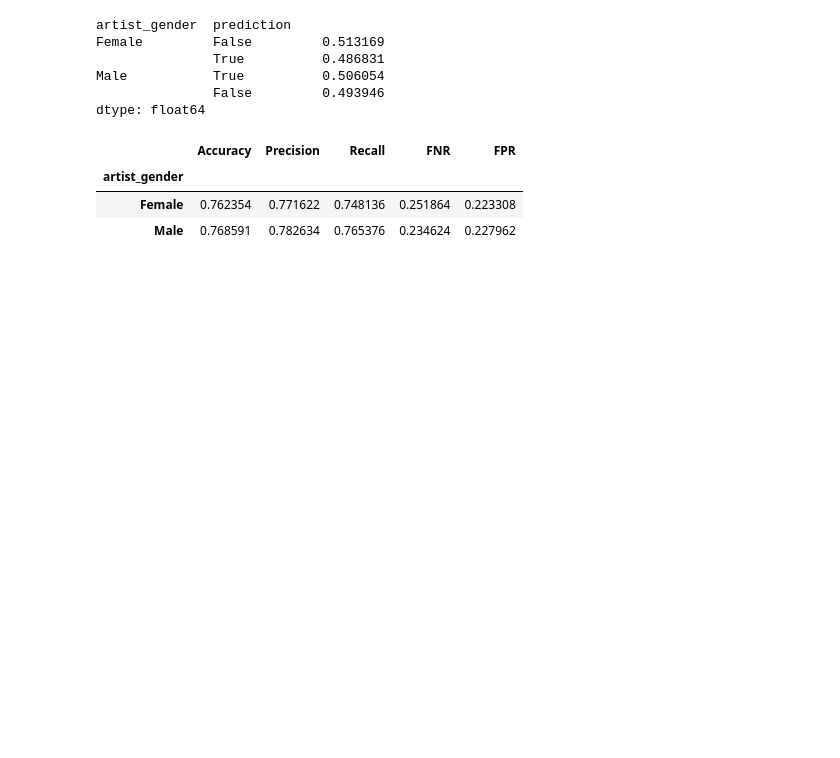
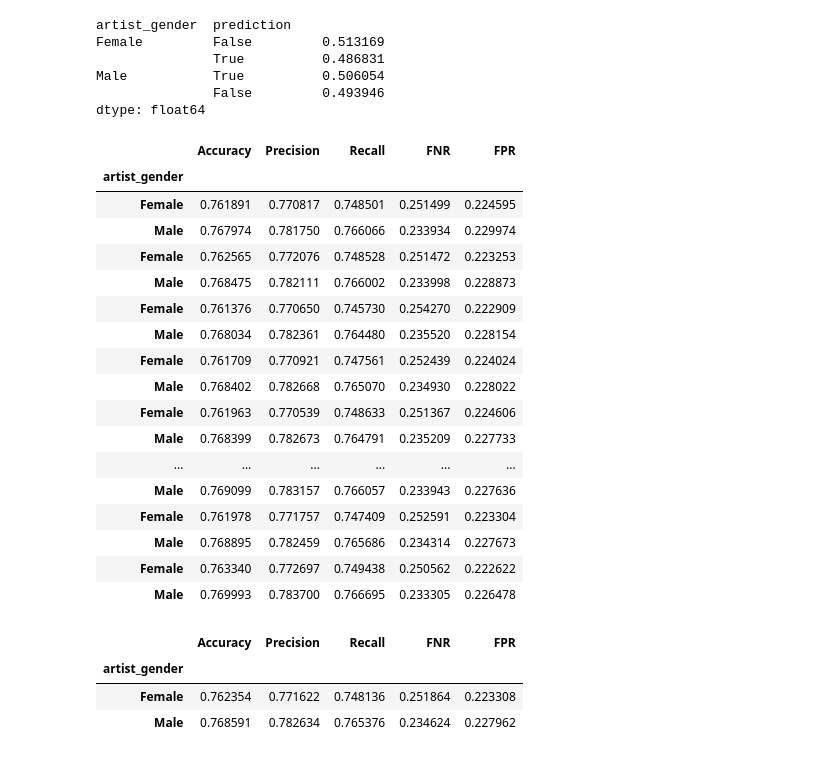
Before and after one commit to jeffgord/RAI-final, a Jupyter notebook: analysis.ipynb, the cells around one changed output. Saved outputs shown, nothing was run; the diff lists cells and outputs as text; code cells hidden in the pictures; blank space fills up the shorter version.

```diff
--- a/analysis.ipynb
+++ b/analysis.ipynb
@@ -76,9 +103,9 @@ dtype: float64
 # %% [markdown]
 # Artist Gender Metrics
 # %%
-filtered_dfs = []
+gender_filtered_dfs = []
 analysis_genders = ['Male', 'Female'] # filter out missing values, and genders with low counts (non-binary, not applicable, etc.)
 
 for df in merged_dfs:
     filtered_df = df[df['artist_gender'].isin(analysis_genders)].copy()
-    filtered_dfs.append(filtered_df)
+    gender_filtered_dfs.append(filtered_df)
@@ -86,7 +148,7 @@ for df in merged_dfs:
 # Proportion of positive predictions by gender
 counts_list = []
 
-for df in filtered_dfs:
+for df in gender_filtered_dfs:
     counts = df[df['prediction'] == 1].groupby('artist_gender').size()
     counts_list.append(counts)
 
@@ -103,7 +182,7 @@ dtype: float64
 # Within gender, proportion of positive predictions
 value_counts_list = []
 
-for df in filtered_dfs:
+for df in gender_filtered_dfs:
     value_counts = df.groupby('artist_gender')['prediction'].value_counts(normalize=True)
     value_counts_list.append(value_counts)
 
@@ -118,14 +197,36 @@ Male           True          0.506054
 dtype: float64
 # %%
 # Performance Metrics
-metric_frames = []
+gender_metric_frames = []
 
-for df in filtered_dfs:
+for df in gender_filtered_dfs:
     metric_frame = MetricFrame(
         metrics=performance_metrics,
         y_true=df['target'],
         y_pred=df['prediction'],
         sensitive_features=df['artist_gender']
     )
-    metric_frames.append(metric_frame)
+    gender_metric_frames.append(metric_frame)
+
+by_genders = pd.concat([gmf.by_group for gmf in gender_metric_frames])
+by_genders
+# %% [output]
+|  | Accuracy | Precision | Recall | FNR | FPR |
+| artist_gender |  |  |  |  |  |
+| Female | 0.761891 | 0.770817 | 0.748501 | 0.251499 | 0.224595 |
+| Male | 0.767974 | 0.781750 | 0.766066 | 0.233934 | 0.229974 |
+| Female | 0.762565 | 0.772076 | 0.748528 | 0.251472 | 0.223253 |
+| Male | 0.768475 | 0.782111 | 0.766002 | 0.233998 | 0.228873 |
+| Female | 0.761376 | 0.770650 | 0.745730 | 0.254270 | 0.222909 |
+| Male | 0.768034 | 0.782361 | 0.764480 | 0.235520 | 0.228154 |
+| Female | 0.761709 | 0.770921 | 0.747561 | 0.252439 | 0.224024 |
+| Male | 0.768402 | 0.782668 | 0.765070 | 0.234930 | 0.228022 |
+| Female | 0.761963 | 0.770539 | 0.748633 | 0.251367 | 0.224606 |
+| Male | 0.768399 | 0.782673 | 0.764791 | 0.235209 | 0.227733 |
+| ... | ... | ... | ... | ... | ... |
+| Male | 0.769099 | 0.783157 | 0.766057 | 0.233943 | 0.227636 |
+| Female | 0.761978 | 0.771757 | 0.747409 | 0.252591 | 0.223304 |
+| Male | 0.768895 | 0.782459 | 0.765686 | 0.234314 | 0.227673 |
+| Female | 0.763340 | 0.772697 | 0.749438 | 0.250562 | 0.222622 |
+| Male | 0.769993 | 0.783700 | 0.766695 | 0.233305 | 0.226478 |
 # %%
```
Also changed, not shown: parts of 28 cells of this notebook.
